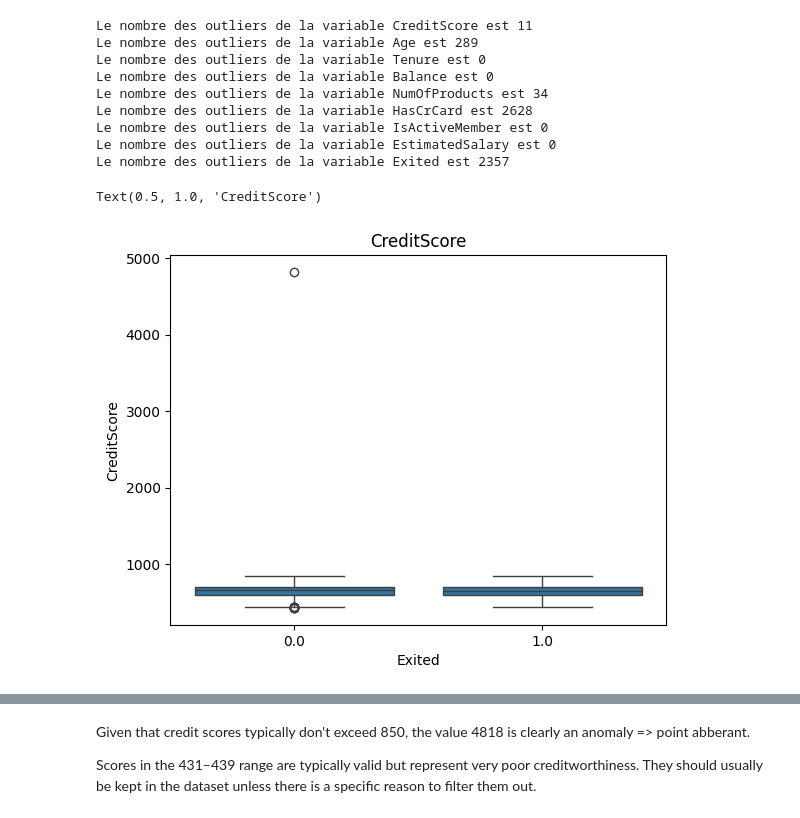
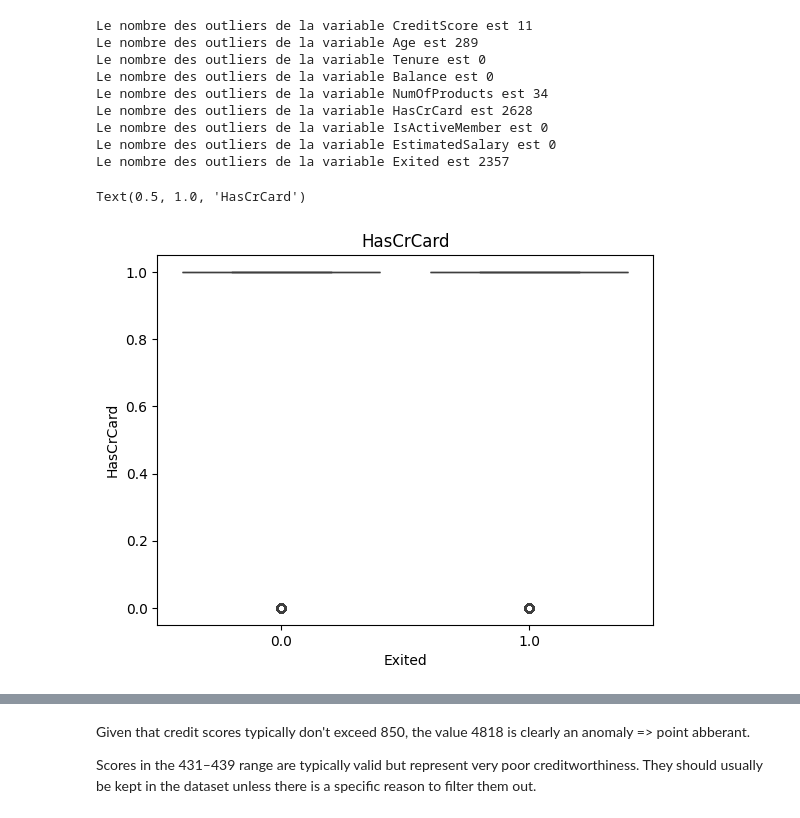
Before and after one commit to vonguyenthaonhi/challenge_data_mining, a Jupyter notebook: Model_Nhi.ipynb, the cells around one changed output, grey strips where cells are left out. Saved outputs shown, nothing was run; the diff lists cells and outputs as text; code cells hidden in the pictures.

```diff
--- a/Model_Nhi.ipynb
+++ b/Model_Nhi.ipynb
@@ -135,11 +156,11 @@ Le nombre des outliers de la variable IsActiveMember est 0
 Le nombre des outliers de la variable EstimatedSalary est 0
 Le nombre des outliers de la variable Exited est 2357
 # %%
-sns.boxplot(x="Exited", y = "CreditScore", data=train_selection)
-plt.title('CreditScore')
+sns.boxplot(x="Exited", y = "HasCrCard", data=train_selection)
+plt.title('HasCrCard')
 # %% [output]
-Text(0.5, 1.0, 'CreditScore')
+Text(0.5, 1.0, 'HasCrCard')
-[figure, old version]
+[figure, new version]
 # %%
 Q1 = train_selection["CreditScore"].quantile(0.25)
 Q3 = train_selection["CreditScore"].quantile(0.75)
```
Also changed, not shown: parts of 9 cells of this notebook, 4 other files.
